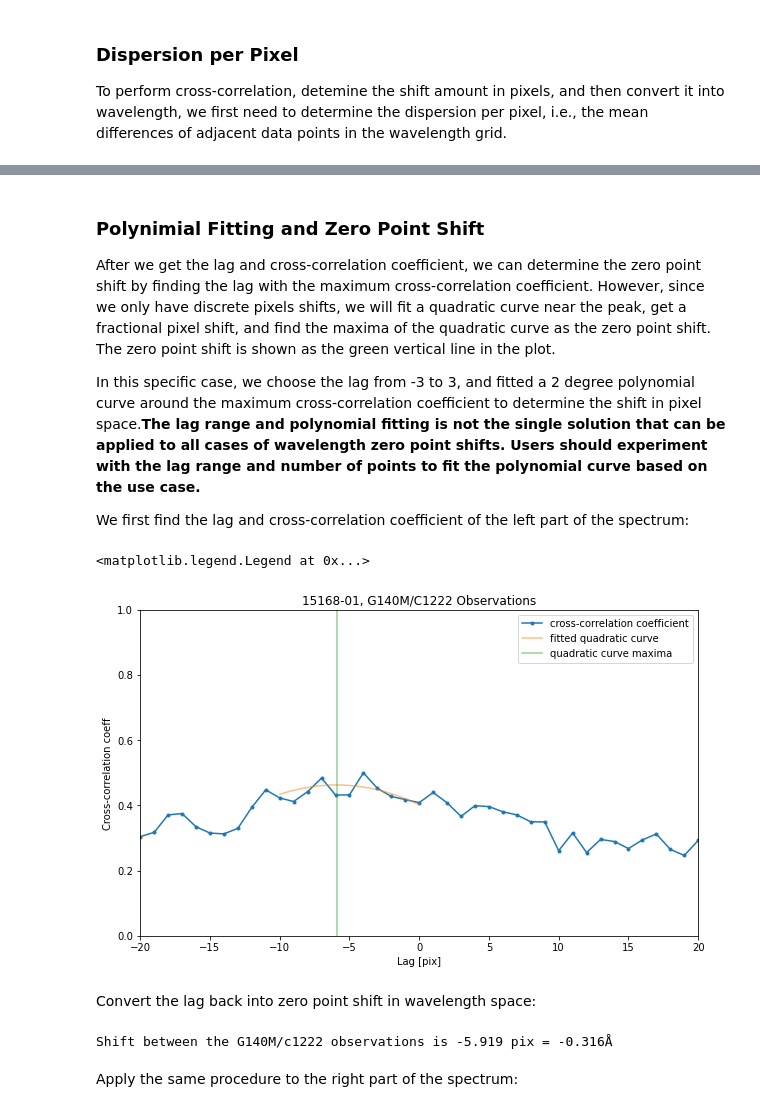
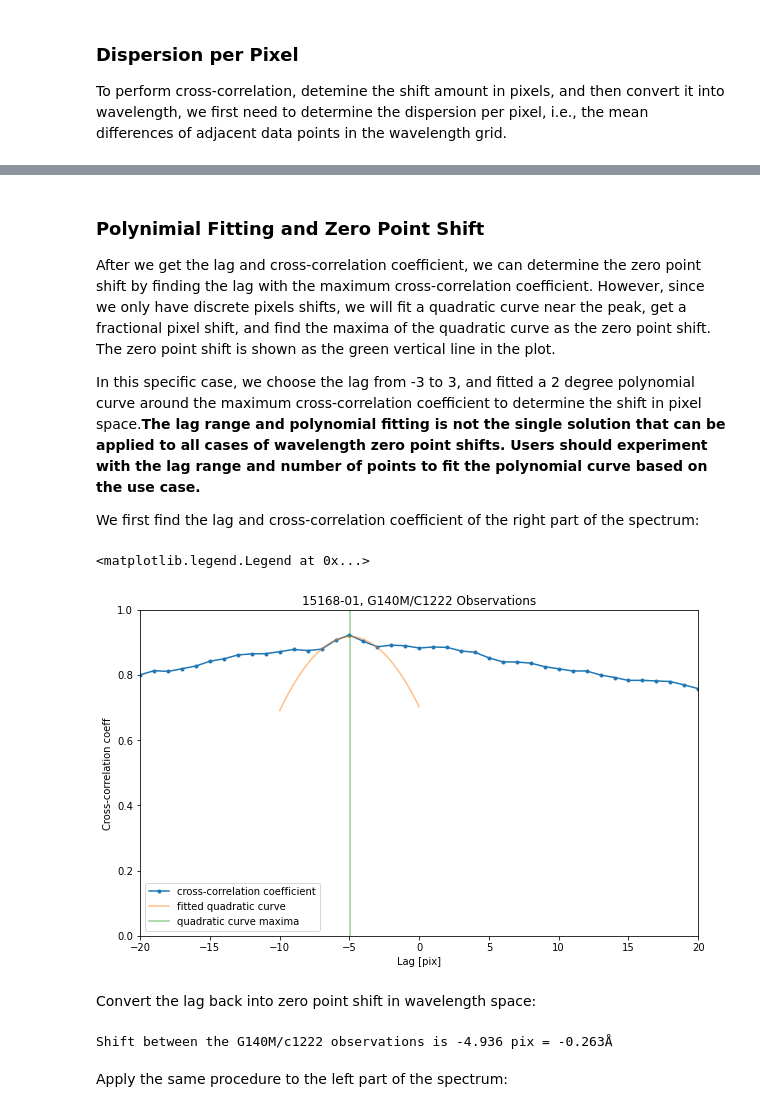
Before and after one commit to spacetelescope/STIS-Notebooks, a Jupyter notebook: correlation/cross-correlation.ipynb, the cells around one changed output, grey strips where cells are left out. Saved outputs shown, nothing was run; the diff lists cells and outputs as text; code cells hidden in the pictures.

```diff
--- a/correlation/cross-correlation.ipynb
+++ b/correlation/cross-correlation.ipynb
@@ -48,7 +48,9 @@ In this notebook, we need to download to datasets and explore their correlation.
 if os.path.exists("./mastDownload"):
     shutil.rmtree("./mastDownload")
 # Search target object by obs_id
-target = Observations.query_criteria(obs_id=["odj101050","Odj101060"])
+target_id = "odj101050"
+ref_id = "odj101060"
+target = Observations.query_criteria(obs_id=[target_id,ref_id])
 # get a list of files assiciated with that target
 target_list = Observations.get_product_list(target)
 # Download only the SCIENCE fits files
@@ -113,7 +116,7 @@ End      10-Apr-2023 00:27:40 EDT
 As seen in the plot, the spectrum is now shifted compared to the pipeline spectrum:
 # %%
-pip_x1d = "./mastDownload/HST/odj101050/odj101050_x1d.fits"
-shifted_x1d = "./Shifted/odj101050_x1d.fits"
+pip_x1d = os.path.join("./mastDownload/HST","{}".format(target_id),"{}_x1d.fits".format(target_id))
+shifted_x1d = Path("./Shifted/{}_x1d.fits".format(target_id))
 
 with fits.open(pip_x1d) as hdu1, fits.open(shifted_x1d) as hdu2:
     pip_wl = hdu1[1].data["WAVELENGTH"][0]
@@ -123,10 +126,10 @@ with fits.open(pip_x1d) as hdu1, fits.open(shifted_x1d) as hdu2:
     shifted_flux = hdu2[1].data["FLUX"][0]
 
 fig = plt.figure(figsize=(20, 10))
-plt.plot(pip_wl,pip_flux,label="Pipeline Spectrum (odj101050)",alpha=0.5)
-plt.plot(shifted_wl,shifted_flux,label="Shifted spectrum (odj101050)",alpha=0.5)
+plt.plot(pip_wl,pip_flux,label="Pipeline Spectrum ({})".format(target_id),alpha=0.5)
+plt.plot(shifted_wl,shifted_flux,label="Shifted spectrum ({})".format(target_id),alpha=0.5)
 plt.legend(loc="best")
-plt.xlabel("Wavelength [" + chr(197) +"]")
+plt.xlabel("Wavelength [Å]")
 plt.ylabel("Flux [ergs/s/cm$^2$/Å]")
 plt.title("Pipeline and Shifted _x1d Spectrum")
 # %% [output]
@@ -138,5 +141,5 @@ Since the wavelength range of the pipline and shifted spectra are difference, we
 # %%
-ref_x1d = "./mastDownload/HST/odj101060/odj101060_x1d.fits"
+ref_x1d = os.path.join("./mastDownload/HST","{}".format(ref_id),"{}_x1d.fits".format(ref_id))
 
 with fits.open(ref_x1d) as hdu1, fits.open(shifted_x1d) as hdu2:
     wl = hdu1[1].data["WAVELENGTH"][0]
@@ -148,10 +151,10 @@ with fits.open(ref_x1d) as hdu1, fits.open(shifted_x1d) as hdu2:
     shifted_flux = np.interp(wl,shifted_wl,shifted_flux)
 
 fig = plt.figure(figsize=(20, 10))
-plt.plot(wl,ref_flux,label="Reference _x1d Spectrum",alpha=0.5)
-plt.plot(wl,shifted_flux,label="Shifted _x1d spectrum",alpha=0.5)
+plt.plot(wl,ref_flux,alpha=0.5,label="Reference spectrum ({})".format(target_id))
+plt.plot(wl,shifted_flux,alpha=0.5,label="Shifted spectrum ({})".format(ref_id))
 plt.legend(loc="best")
-plt.xlabel("Wavelength [" + chr(197) +"]")
+plt.xlabel("Wavelength [Å]")
 plt.ylabel("Flux [ergs/s/cm$^2$/Å]")
 plt.title("Reference and Shifted _x1d Spectrum")
 # %% [output]
@@ -174,11 +177,11 @@ The absorption line at around 1215 Å is the Lyman-alpha line, which is emitted
 # %%
-# the left part of the spectrum
-ref_flux1 = ref_flux[wl < 1213]
-shifted_flux1 = shifted_flux[wl < 1213]
+# the spectrum on the right of Lyman-alpha
+ref_flux1 = ref_flux[wl > 1220]
+shifted_flux1 = shifted_flux[wl > 1220]
 
-# the right part of the spectrum
-ref_flux2 = ref_flux[wl > 1220]
-shifted_flux2 = shifted_flux[wl > 1220]
+# the spectrum on the left of Lyman-alpha
+ref_flux2 = ref_flux[wl < 1213]
+shifted_flux2 = shifted_flux[wl < 1213]
 # %% [markdown]
 ### Lag and Cross-Correlation Coefficient
 
@@ -218,41 +221,41 @@ After we get the lag and cross-correlation coefficient, we can determine the zer
 
 In this specific case, we choose the lag from -3 to 3, and fitted a 2 degree polynomial curve around the maximum cross-correlation coefficient to determine the shift in pixel space.**The lag range and polynomial fitting is not the single solution that can be applied to all cases of wavelength zero point shifts. Users should experiment with the lag range and number of points to fit the polynomial curve based on the use case.**
 
-We first find the lag and cross-correlation coefficient of the left part of the spectrum:
+We first find the lag and cross-correlation coefficient of the right part of the spectrum:
 # %%
 fig = plt.figure(figsize=(10, 6))
 lag,cc = cross_correlate(shifted_flux1,ref_flux1)
 plt.plot(lag,cc,".-",label="cross-correlation coefficient")
 
 # fit quadratic near the peak to find the pixel shift
 fitter = fitting.LinearLSQFitter()
-# get the 7 points near the peak
-width = 7
+# get the 5 points near the peak
+width = 5
 low, hi = np.argmax(cc) - width//2, np.argmax(cc) + width//2 + 1
 fit = fitter(Polynomial1D(degree=2),x=lag[low:hi],y=cc[low:hi])
 x_c = np.arange(-10,0,0.01)
 plt.plot(x_c, fit(x_c), alpha=0.5,label="fitted quadratic curve")
 # finding the maxima
 shift1 = -fit.parameters[1] / (2. * fit.parameters[2])
 plt.plot([shift1,shift1],[0,1],alpha=0.5,label="quadratic curve maxima")
 
 plt.xlim(-20,20)
 plt.ylim(0,1)
 plt.xlabel("Lag [pix]")
 plt.ylabel("Cross-correlation coeff")
 plt.title("15168-01, G140M/C1222 Observations")
 plt.legend(loc="best")
 # %% [output]
 <matplotlib.legend.Legend at 0x...>
-[figure, old version]
+[figure, new version]
 # %% [markdown]
 Convert the lag back into zero point shift in wavelength space:
 # %%
 print("Shift between the G140M/c1222 observations is {:.3f} pix = {:.3f}".format(shift1, shift1 * mean_plate_scale) + "Å")
 # %% [output]
-Shift between the G140M/c1222 observations is -5.919 pix = -0.316Å
+Shift between the G140M/c1222 observations is -4.936 pix = -0.263Å
 # %% [markdown]
-Apply the same procedure to the right part of the spectrum:
+Apply the same procedure to the left part of the spectrum:
 # %%
 fig = plt.figure(figsize=(10, 6))
 lag,cc = cross_correlate(shifted_flux2,ref_flux2)
```
Also changed, not shown: parts of 21 cells of this notebook, 1 other file.
